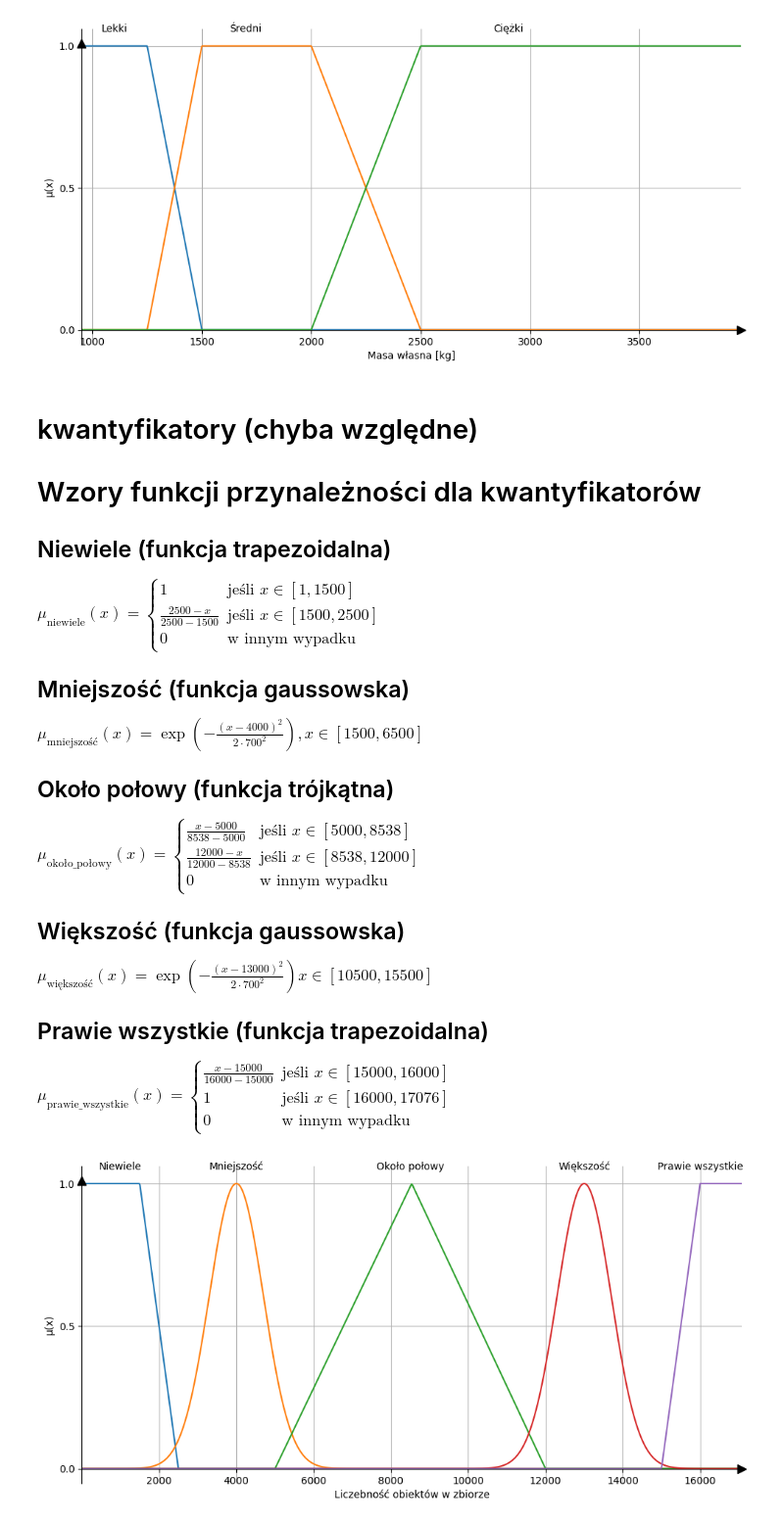
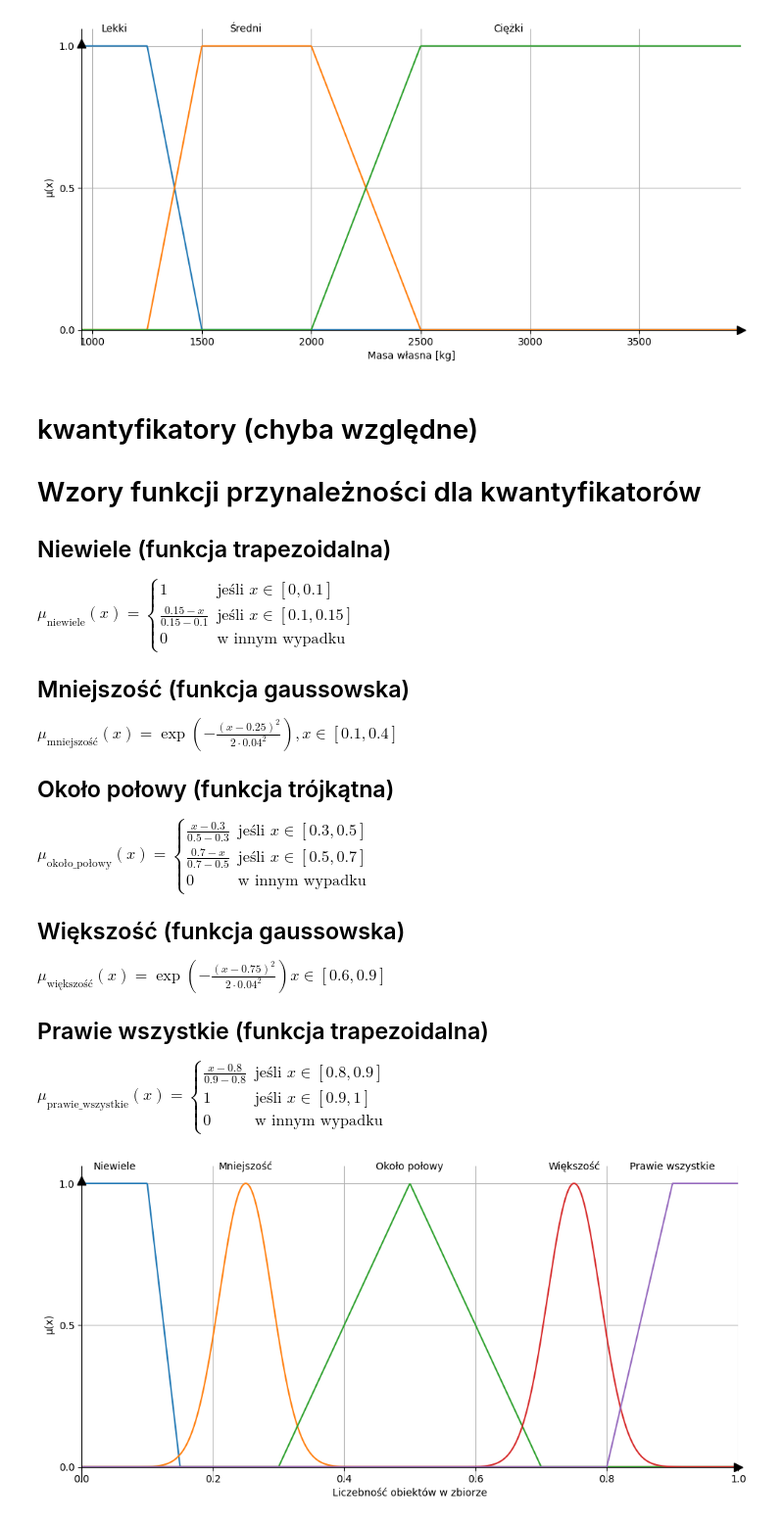
Before and after one commit to venomiakk/computer-systems-of-recognition, a Jupyter notebook: linguistic-summarization/data/linguistic_variables.ipynb, the cells around one changed output. Shown at 98% size. Cells and saved outputs as stored; diff of their text form; code cells hidden in the pictures.

```diff
--- a/linguistic-summarization/data/linguistic_variables.ipynb
+++ b/linguistic-summarization/data/linguistic_variables.ipynb
@@ -789,69 +789,66 @@ plt.show()
 # Wzory funkcji przynależności dla kwantyfikatorów
 ## Niewiele (funkcja trapezoidalna)
 $\mu_{\text{niewiele}}(x) = \begin{cases}
-1 & \text{jeśli } x \in [1, 1500] \\
-\frac{2500-x}{2500-1500} & \text{jeśli } x \in [1500, 2500] \\
+1 & \text{jeśli } x \in [0, 0.1] \\
+\frac{0.15-x}{0.15-0.1} & \text{jeśli } x \in [0.1, 0.15] \\
 0 & \text{w innym wypadku}
 \end{cases}$
 
 ## Mniejszość (funkcja gaussowska)
-$\mu_{\text{mniejszość}}(x) = \exp\left(-\frac{(x-4000)^2}{2 \cdot 700^2}\right), x \in [1500, 6500]$
+$\mu_{\text{mniejszość}}(x) = \exp\left(-\frac{(x-0.25)^2}{2 \cdot 0.04^2}\right), x \in [0.1, 0.4]$
 
 ## Około połowy (funkcja trójkątna)
 $\mu_{\text{około\_połowy}}(x) = \begin{cases}
-\frac{x-5000}{8538-5000} & \text{jeśli } x \in [5000, 8538] \\
-\frac{12000-x}{12000-8538} & \text{jeśli } x \in [8538, 12000] \\
+\frac{x-0.3}{0.5-0.3} & \text{jeśli } x \in [0.3, 0.5] \\
+\frac{0.7-x}{0.7-0.5} & \text{jeśli } x \in [0.5, 0.7] \\
 0 & \text{w innym wypadku}
 \end{cases}$
 
 ## Większość (funkcja gaussowska)
-$\mu_{\text{większość}}(x) = \exp\left(-\frac{(x-13000)^2}{2 \cdot 700^2}\right) x \in [10500, 15500]$
+$\mu_{\text{większość}}(x) = \exp\left(-\frac{(x-0.75)^2}{2 \cdot 0.04^2}\right) x \in [0.6, 0.9]$
 
 ## Prawie wszystkie (funkcja trapezoidalna)
 $\mu_{\text{prawie\_wszystkie}}(x) = \begin{cases}
-\frac{x-15000}{16000-15000} & \text{jeśli } x \in [15000, 16000] \\
-1 & \text{jeśli } x \in [16000, 17076] \\
+\frac{x-0.8}{0.9-0.8} & \text{jeśli } x \in [0.8, 0.9] \\
+1 & \text{jeśli } x \in [0.9, 1] \\
 0 & \text{w innym wypadku}
 \end{cases}$
 # %%
-x = np.linspace(1, 17077, 1000, endpoint=True)
+x = np.linspace(0, 1, 1000, endpoint=True)
 
 # Kwantyfikatory na oryginalnej skali
-niewiele = trapezoidal(x, 0, 0, 1500, 2500)
-mniejszosc = gaussian(x, 4000, 700)
-około_polowy = triangular(x, 5000,8538,12000)
-wiekszosc = gaussian(x, 13000,700)
-prawie_wszystkie = trapezoidal(x, 15000, 16000, 17077, 17078)
+niewiele = trapezoidal(x, -0.01, 0, 0.1, 0.15)
+mniejszosc = gaussian(x, 0.25, 0.04)
+około_polowy = triangular(x, 0.3,0.5,0.7)
+wiekszosc = gaussian(x, 0.75,0.04)
+prawie_wszystkie = trapezoidal(x, 0.8, 0.9, 1, 1.01)
 
 plt.figure(figsize=(10, 5))
 plt.plot(x, niewiele, label='Niewiele')
 plt.plot(x, mniejszosc, label='Mniejszość')
 plt.plot(x, około_polowy, label='Około połowy')
 plt.plot(x, wiekszosc, label='Większość')
 plt.plot(x, prawie_wszystkie, label='Prawie wszystkie')
 plt.xlabel('Liczebność obiektów w zbiorze')
 plt.ylabel('μ(x)')
-plt.xlim(1, 17076)
+plt.xlim(0, 1)
 plt.yticks([0, 0.5, 1])
-plt.text(1000, 1.05, 'Niewiele', ha='center')
-plt.text(4000, 1.05, 'Mniejszość', ha='center')
-plt.text(8500, 1.05, 'Około połowy', ha='center')
-plt.text(13000, 1.05, 'Większość', ha='center')
-plt.text(16000, 1.05, 'Prawie wszystkie', ha='center')
-# Remove box/frame
+plt.text(0.05, 1.05, 'Niewiele', ha='center')
+plt.text(0.25, 1.05, 'Mniejszość', ha='center')
+plt.text(0.5, 1.05, 'Około połowy', ha='center')
+plt.text(0.75, 1.05, 'Większość', ha='center')
+plt.text(0.9, 1.05, 'Prawie wszystkie', ha='center')
 ax = plt.gca()
 ax.spines['top'].set_visible(False)
 ax.spines['right'].set_visible(False)
-# Add arrows to axes
 ax.spines['bottom'].set_visible(True)
 ax.spines['left'].set_visible(True)
 ax.spines['bottom'].set_position(('data', 0))
 ax.spines['left'].set_position(('data', 0))
-# Add arrows to the ends of the axes
-ax.plot(17076.1, 0, ">k", ms=8, clip_on=False)
+ax.plot(1, 0, ">k", ms=8, clip_on=False)
 ax.plot(0, 1.01, "^k", ms=8, clip_on=False)
 plt.grid()
 plt.tight_layout()
 plt.show()
 # %% [output]
-[figure, old version]
+[figure, new version]
```
